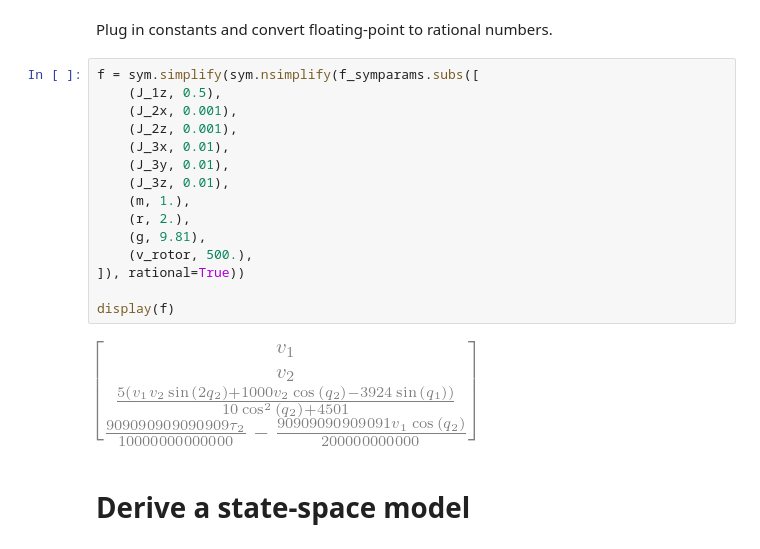
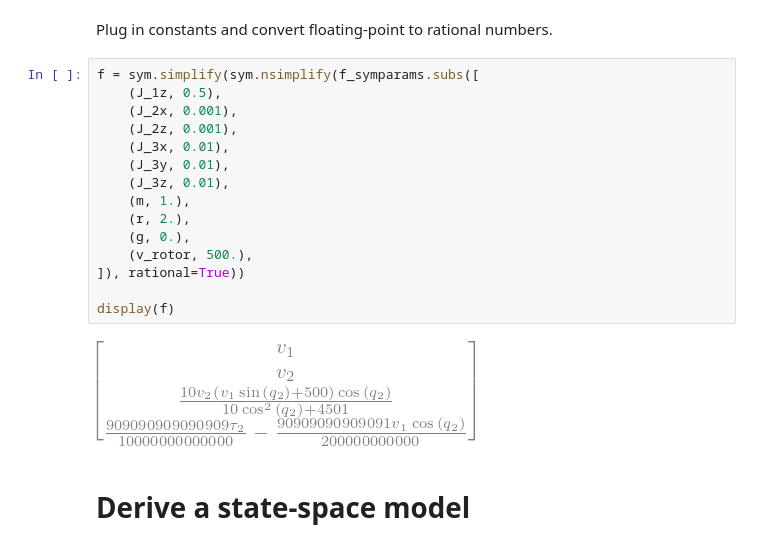
Before and after one commit to tbretl/ae353-sp23, a Jupyter notebook: examples/20230222/CMGDemo/CMG-Analysis-InClass.ipynb, the cells around one changed output. Cells and saved outputs as stored; diff of their text form.

```diff
--- a/examples/20230222/CMGDemo/CMG-Analysis-InClass.ipynb
+++ b/examples/20230222/CMGDemo/CMG-Analysis-InClass.ipynb
@@ -145,20 +145,20 @@ Plug in constants and convert floating-point to rational numbers.
 # %%
 f = sym.simplify(sym.nsimplify(f_symparams.subs([
     (J_1z, 0.5),
     (J_2x, 0.001),
     (J_2z, 0.001),
     (J_3x, 0.01),
     (J_3y, 0.01),
     (J_3z, 0.01),
     (m, 1.),
     (r, 2.),
-    (g, 9.81),
+    (g, 0.),
     (v_rotor, 500.),
 ]), rational=True))
 
 display(f)
 # %% [output]
-[figure, old version]
+[figure, new version]
 # %% [markdown]
 # Derive a state-space model
 # %% [markdown]
```
Also changed, not shown: parts of 9 cells of this notebook, 24 other files.
